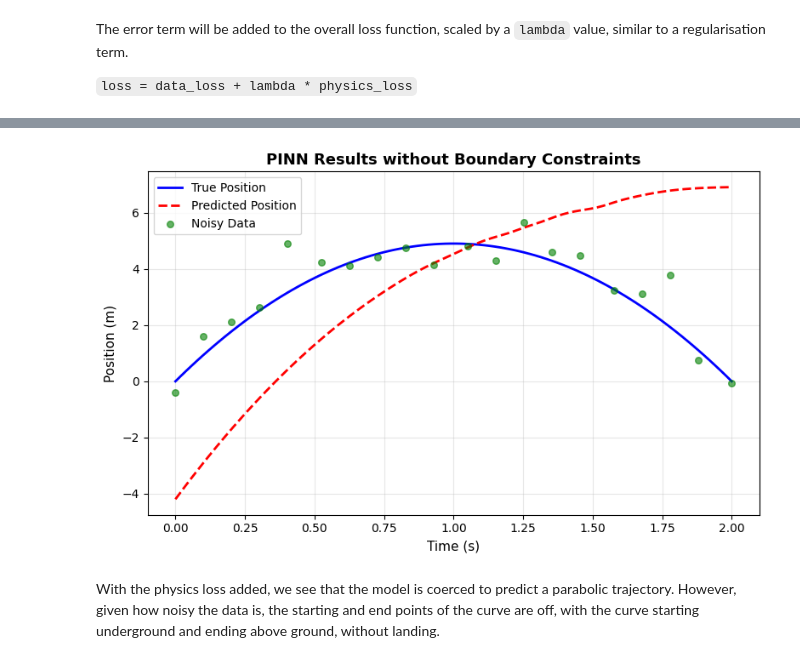
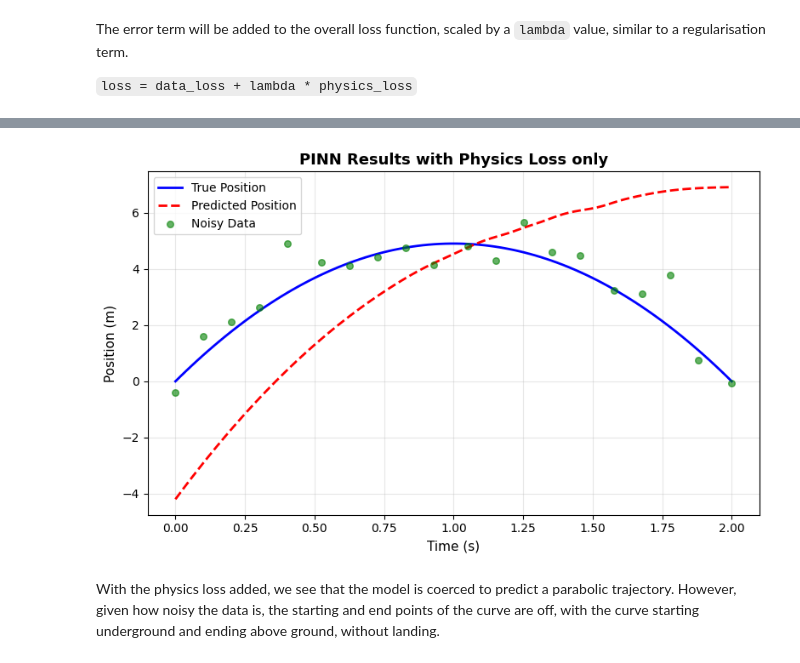
Before and after one commit to marcus-ong-qy/PINN-demo, a Jupyter notebook: pinn.ipynb, the cells around one changed output, grey strips where cells are left out. Drawn from its saved outputs; the diff is of its cells as text; code cells hidden in the pictures.

```diff
--- a/pinn.ipynb
+++ b/pinn.ipynb
@@ -226,9 +226,9 @@ with torch.no_grad():
     y_pred_pinn = model_pinn(t_test).numpy().flatten()
 # %%
 # plot results of PINN
-plot_results(t, y, y_pred_pinn, title='PINN Results without Boundary Constraints', t_samples=t_samples, y_noisy=y_noisy)
+plot_results(t, y, y_pred_pinn, title='PINN Results with Physics Loss only', t_samples=t_samples, y_noisy=y_noisy)
 # %% [output]
-[figure, old version]
+[figure, new version]
 # %% [markdown]
 With the physics loss added, we see that the model is coerced to predict a parabolic trajectory. However, given how noisy the data is, the starting and end points of the curve are off, with the curve starting underground and ending above ground, without landing.
 # %% [markdown]
```
Also changed, not shown: parts of 3 cells of this notebook, 1 other file.
